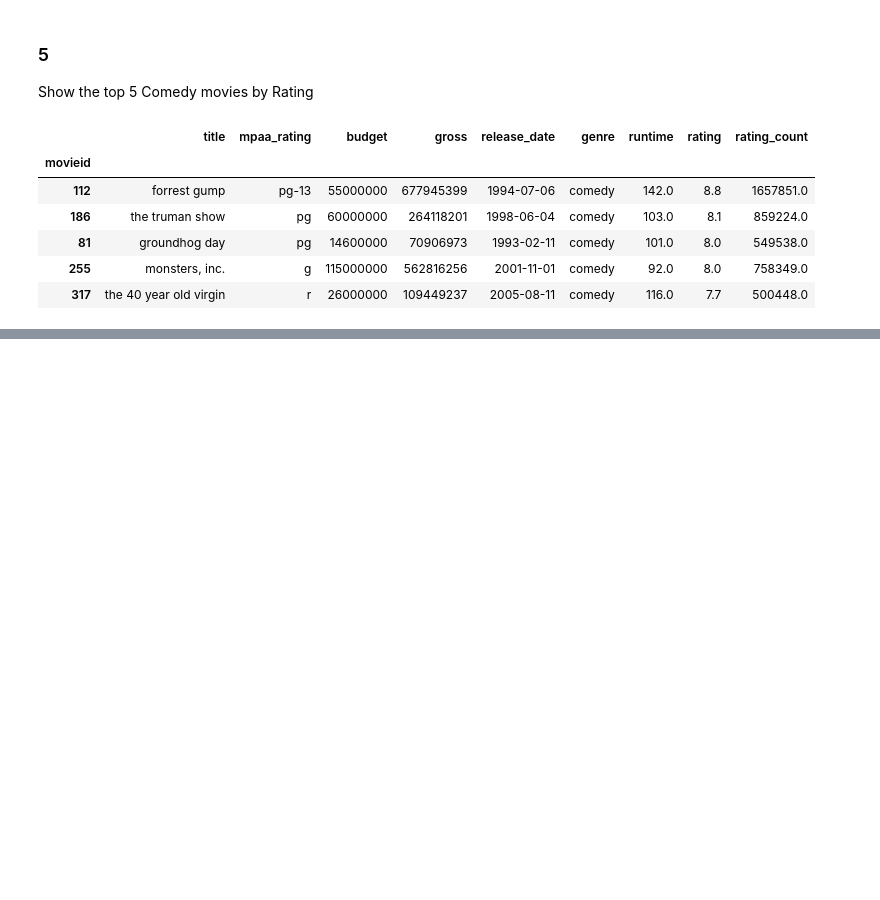
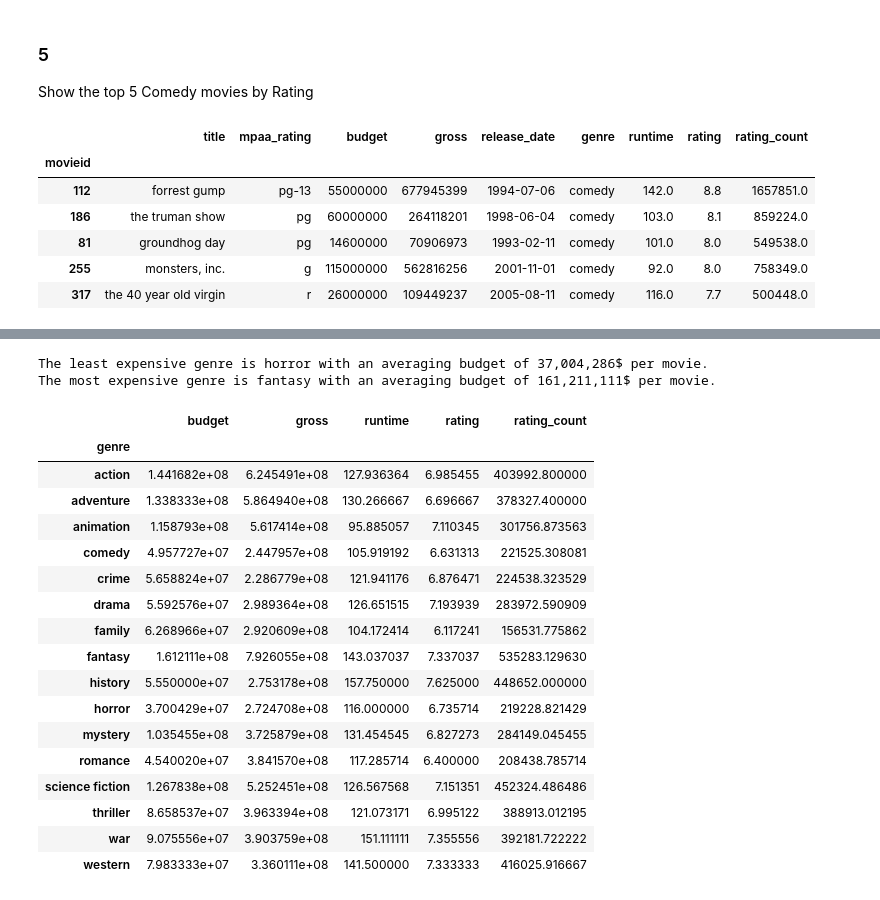
Before and after one commit to olemir/python-exercises, a Jupyter notebook: exercises-EDA.ipynb, the cells around one changed output, grey strips where cells are left out. Cells and saved outputs as stored; diff of their text form; code cells hidden in the pictures; blank space fills up the shorter version.

```diff
--- a/exercises-EDA.ipynb
+++ b/exercises-EDA.ipynb
@@ -351,0 +420,32 @@ Which Genre is most favoured?
+# %%
+movies_by_genre = movies.groupby('genre')
+budget_by_genre = movies_by_genre['budget'].mean() # NOTE nice variable name
+# NOTE how to skip an error in aggregation? use numerical_only - Option
+
+# NOTE how to get max and min values from a group object? group object does not have a max/min, it's converted to a dataframe when aggregation is applies
+print(f'The least expensive genre is {budget_by_genre.idxmin()} with an averaging budget of {budget_by_genre.min():,.0f}$ per movie.')
+print(f'The most expensive genre is {budget_by_genre.idxmax()} with an averaging budget of {budget_by_genre.max():,.0f}$ per movie.')
+# %% [output]
+The least expensive genre is horror with an averaging budget of 37,004,286$ per movie.
+The most expensive genre is fantasy with an averaging budget of 161,211,111$ per movie.
+# %%
+movies_by_genre.mean(numeric_only=True)
+# %% [output]
+|  | budget | gross | runtime | rating | rating_count |
+| genre |  |  |  |  |  |
+| action | 1.441682e+08 | 6.245491e+08 | 127.936364 | 6.985455 | 403992.800000 |
+| adventure | 1.338333e+08 | 5.864940e+08 | 130.266667 | 6.696667 | 378327.400000 |
+| animation | 1.158793e+08 | 5.617414e+08 | 95.885057 | 7.110345 | 301756.873563 |
+| comedy | 4.957727e+07 | 2.447957e+08 | 105.919192 | 6.631313 | 221525.308081 |
+| crime | 5.658824e+07 | 2.286779e+08 | 121.941176 | 6.876471 | 224538.323529 |
+| drama | 5.592576e+07 | 2.989364e+08 | 126.651515 | 7.193939 | 283972.590909 |
+| family | 6.268966e+07 | 2.920609e+08 | 104.172414 | 6.117241 | 156531.775862 |
+| fantasy | 1.612111e+08 | 7.926055e+08 | 143.037037 | 7.337037 | 535283.129630 |
+| history | 5.550000e+07 | 2.753178e+08 | 157.750000 | 7.625000 | 448652.000000 |
+| horror | 3.700429e+07 | 2.724708e+08 | 116.000000 | 6.735714 | 219228.821429 |
+| mystery | 1.035455e+08 | 3.725879e+08 | 131.454545 | 6.827273 | 284149.045455 |
+| romance | 4.540020e+07 | 3.841570e+08 | 117.285714 | 6.400000 | 208438.785714 |
+| science fiction | 1.267838e+08 | 5.252451e+08 | 126.567568 | 7.151351 | 452324.486486 |
+| thriller | 8.658537e+07 | 3.963394e+08 | 121.073171 | 6.995122 | 388913.012195 |
+| war | 9.075556e+07 | 3.903759e+08 | 151.111111 | 7.355556 | 392181.722222 |
+| western | 7.983333e+07 | 3.360111e+08 | 141.500000 | 7.333333 | 416025.916667 |
```
Also changed, not shown: parts of 26 cells of this notebook.
